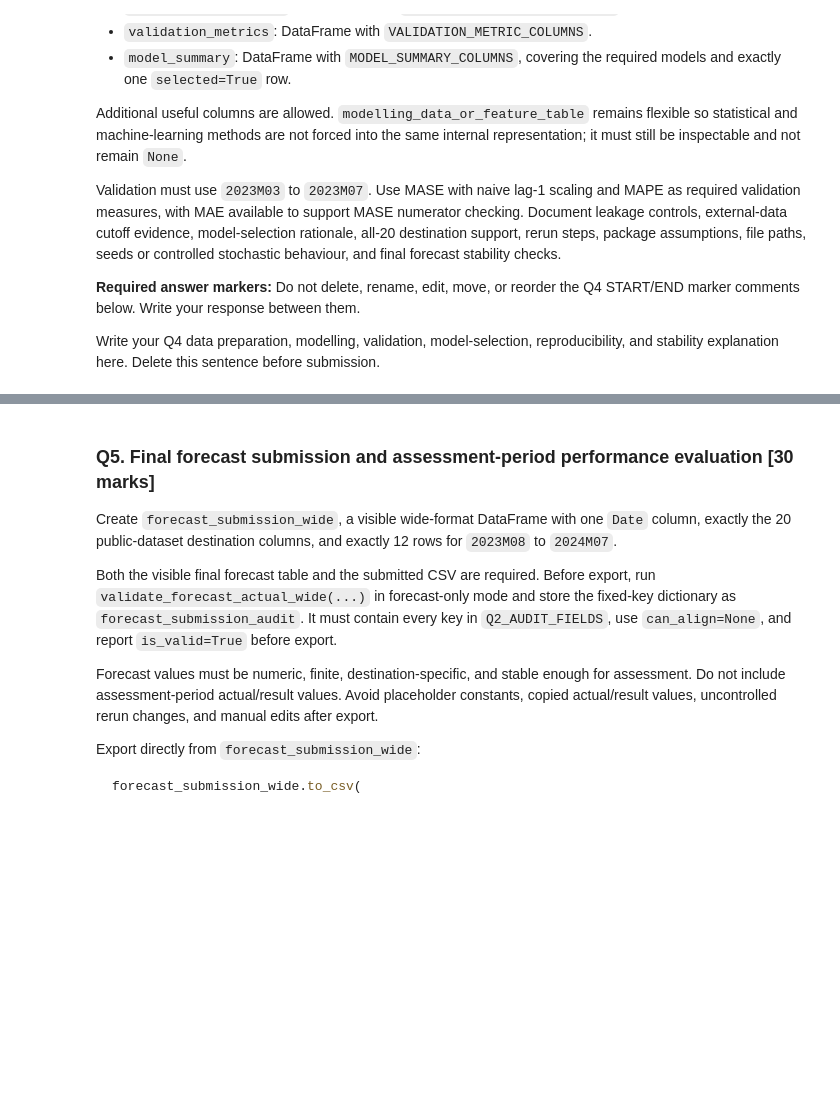
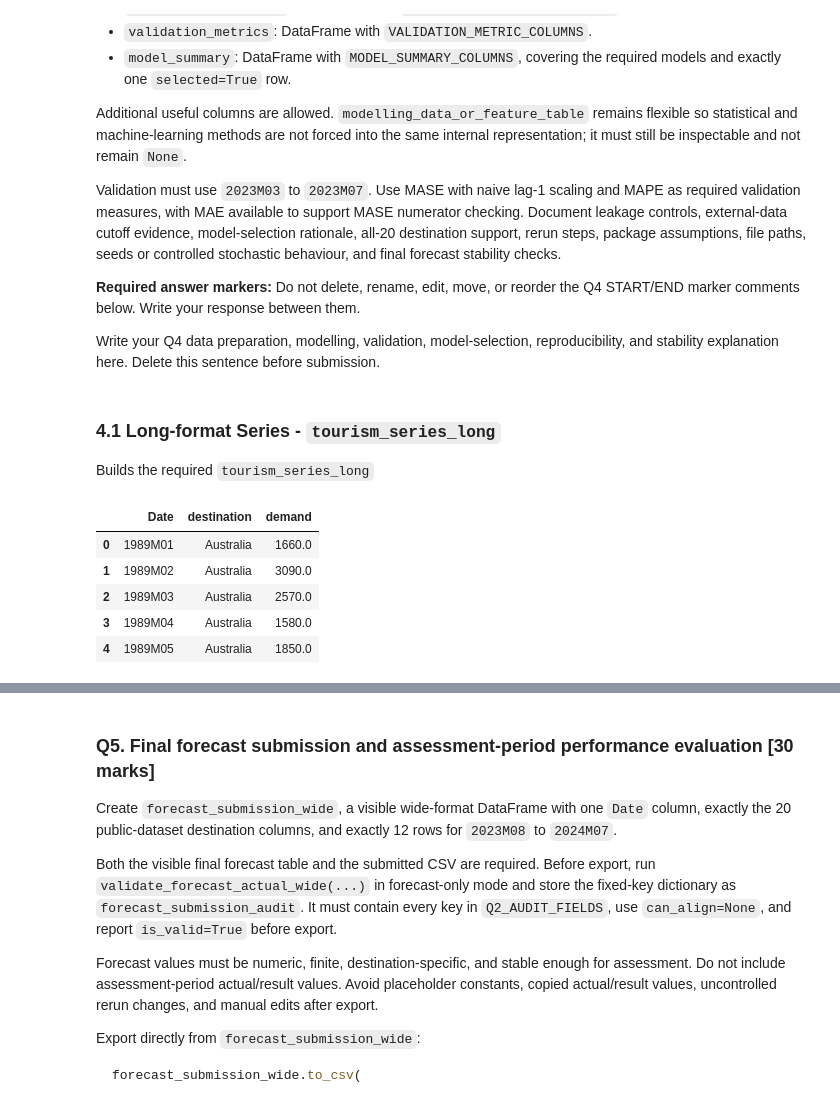
Before and after one commit to JoshHulett/SIT742-Asessment2-Group16, a Jupyter notebook: SIT742-2026T2-A2-Starter.ipynb, the cells around one changed output, grey strips where cells are left out. Cells and saved outputs as stored; diff of their text form; code cells hidden in the pictures; blank space fills up the shorter version.

```diff
--- a/SIT742-2026T2-A2-Starter.ipynb
+++ b/SIT742-2026T2-A2-Starter.ipynb
@@ -1204,3 +1204,23 @@ external_feature_log = pd.DataFrame(columns=EXTERNAL_FEATURE_LOG_COLUMNS)
 validation_forecasts = None  # TODO: DataFrame with VALIDATION_FORECAST_COLUMNS.
 validation_metrics = None  # TODO: DataFrame with VALIDATION_METRIC_COLUMNS.
 model_summary = None  # TODO: DataFrame with MODEL_SUMMARY_COLUMNS and exactly one selected=True row.
+# %% [markdown]
+### 4.1 Long-format Series - `tourism_series_long`
+Builds the required `tourism_series_long`
+# %%
+tourism_series_long = raw_tourism_data.melt(
+    id_vars=[FINAL_FORECAST_DATE_COLUMN],
+    value_vars=DESTINATION_COLUMNS,
+    var_name="destination",
+    value_name="demand",
+).sort_values(["destination", FINAL_FORECAST_DATE_COLUMN]).reset_index(drop=True)
+
+assert set(["Date", "destination", "demand"]).issubset(tourism_series_long.columns)
+tourism_series_long.head()
+# %% [output]
+|  | Date | destination | demand |
+| 0 | 1989M01 | Australia | 1660.0 |
+| 1 | 1989M02 | Australia | 3090.0 |
+| 2 | 1989M03 | Australia | 2570.0 |
+| 3 | 1989M04 | Australia | 1580.0 |
+| 4 | 1989M05 | Australia | 1850.0 |
```
Also changed, not shown: parts of 15 cells of this notebook.
